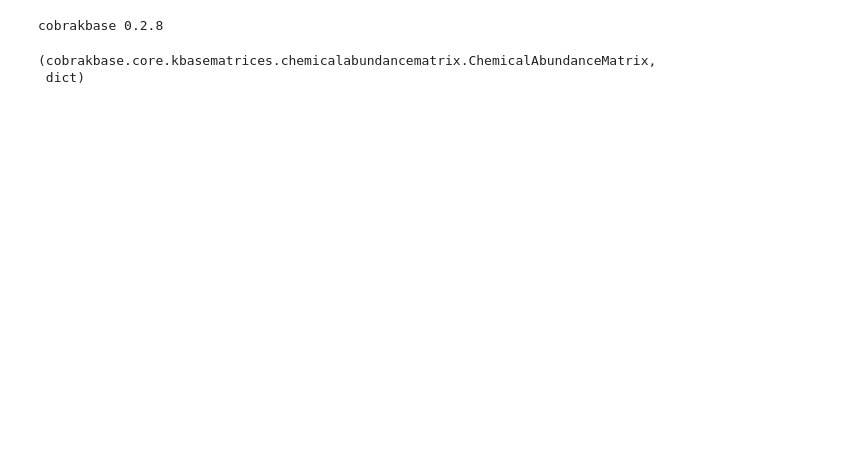
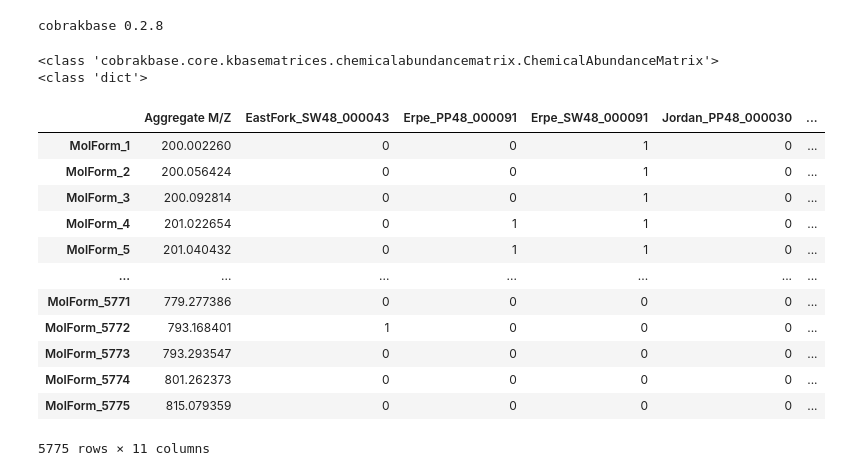
Before and after one commit to Fxe/cobrakbase, a Jupyter notebook: examples/KBase/Objects/ChemicalAbundanceMatrix.ipynb, the cells around one changed output. Drawn from its saved outputs; the diff is of its cells as text; code cells hidden in the pictures; blank space fills up the shorter version.

```diff
--- a/examples/KBase/Objects/ChemicalAbundanceMatrix.ipynb
+++ b/examples/KBase/Objects/ChemicalAbundanceMatrix.ipynb
@@ -8,7 +8,8 @@ kbase = cobrakbase.KBaseAPI()
 matrix = kbase.get_from_ws('66231/68/6')
 matrix_data = kbase.get_object('66231/68/6', None)
 # %%
-type(matrix), type(matrix_data)
+print(type(matrix))
+print(type(matrix_data))
 # %% [output]
-(cobrakbase.core.kbasematrices.chemicalabundancematrix.ChemicalAbundanceMatrix,
- dict)
+<class 'cobrakbase.core.kbasematrices.chemicalabundancematrix.ChemicalAbundanceMatrix'>
+<class 'dict'>
@@ -14,0 +40,16 @@ type(matrix), type(matrix_data)
+# %%
+matrix
+# %% [output]
+|  | Aggregate M/Z | EastFork_SW48_000043 | Erpe_PP48_000091 | Erpe_SW48_000091 | Jordan_PP48_000030 | ... |
+| MolForm_1 | 200.002260 | 0 | 0 | 1 | 0 | ... |
+| MolForm_2 | 200.056424 | 0 | 0 | 1 | 0 | ... |
+| MolForm_3 | 200.092814 | 0 | 0 | 1 | 0 | ... |
+| MolForm_4 | 201.022654 | 0 | 1 | 1 | 0 | ... |
+| MolForm_5 | 201.040432 | 0 | 1 | 1 | 0 | ... |
+| ... | ... | ... | ... | ... | ... | ... |
+| MolForm_5771 | 779.277386 | 0 | 0 | 0 | 0 | ... |
+| MolForm_5772 | 793.168401 | 1 | 0 | 0 | 0 | ... |
+| MolForm_5773 | 793.293547 | 0 | 0 | 0 | 0 | ... |
+| MolForm_5774 | 801.262373 | 0 | 0 | 0 | 0 | ... |
+| MolForm_5775 | 815.079359 | 0 | 0 | 0 | 0 | ... |
+5775 rows × 11 columns
```
Also changed, not shown: parts of 13 cells of this notebook, 12 other files.
